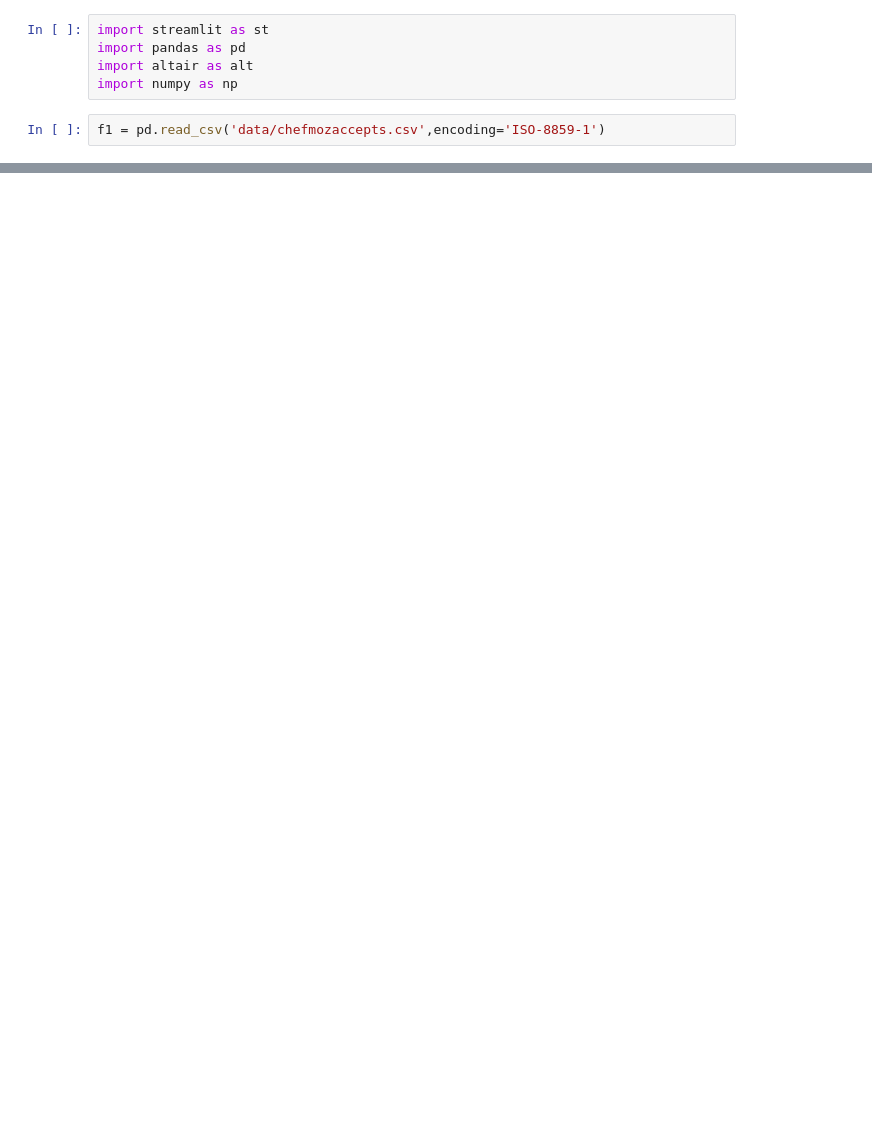
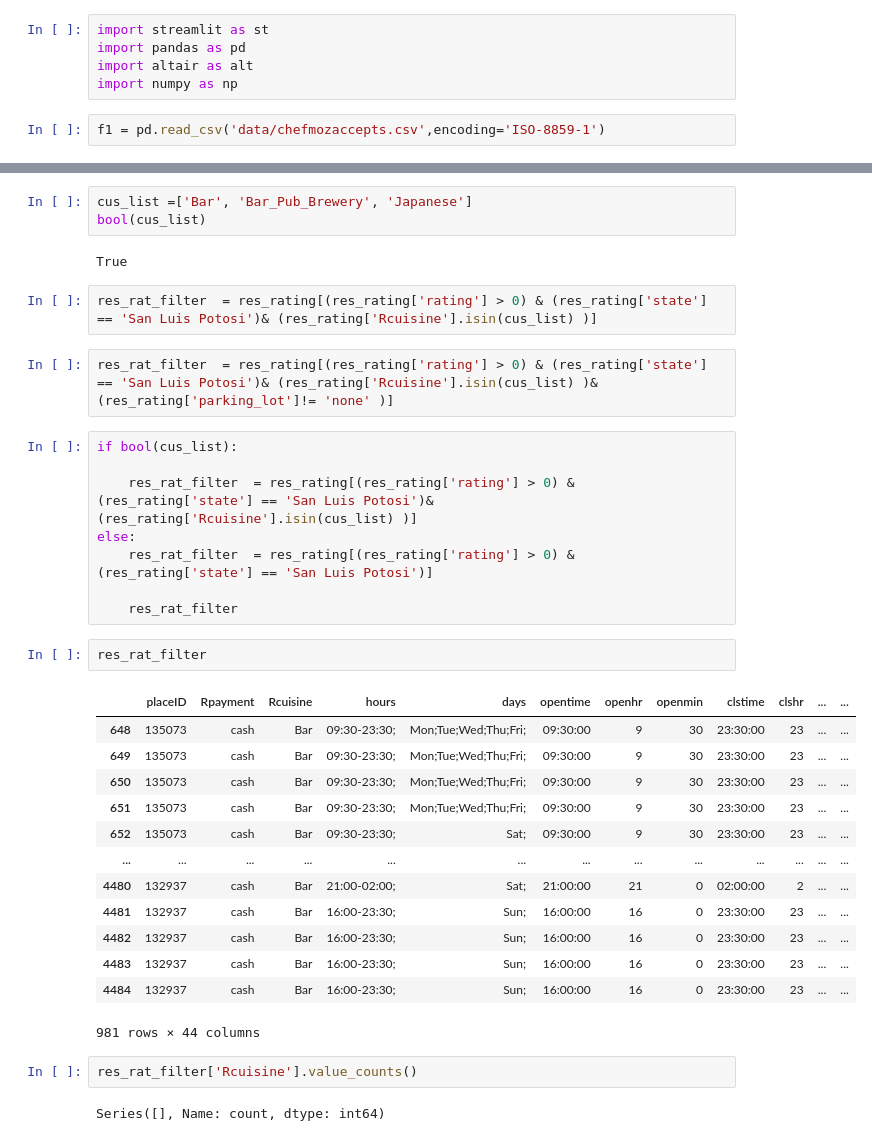
Before and after one commit to lakujayanth/Explore_Mexican_Restaurant, a Jupyter notebook: test.ipynb, the cells around one changed output, grey strips where cells are left out. Saved outputs shown, nothing was run; the diff lists cells and outputs as text; blank space fills up the shorter version.

```diff
--- a/test.ipynb
+++ b/test.ipynb
@@ -29,0 +147,37 @@ dfs['chefmozhours4']['days'] = dfs['chefmozhours4']['days'].str.strip()
+# %%
+cus_list =['Bar', 'Bar_Pub_Brewery', 'Japanese']
+bool(cus_list)
+# %% [output]
+True
+# %%
+res_rat_filter  = res_rating[(res_rating['rating'] > 0) & (res_rating['state'] == 'San Luis Potosi')& (res_rating['Rcuisine'].isin(cus_list) )]
+# %%
+res_rat_filter  = res_rating[(res_rating['rating'] > 0) & (res_rating['state'] == 'San Luis Potosi')& (res_rating['Rcuisine'].isin(cus_list) )&(res_rating['parking_lot']!= 'none' )]
+# %%
+if bool(cus_list):
+
+    res_rat_filter  = res_rating[(res_rating['rating'] > 0) & (res_rating['state'] == 'San Luis Potosi')& (res_rating['Rcuisine'].isin(cus_list) )]
+else:
+    res_rat_filter  = res_rating[(res_rating['rating'] > 0) & (res_rating['state'] == 'San Luis Potosi')]
+
+    res_rat_filter
+# %%
+res_rat_filter
+# %% [output]
+|  | placeID | Rpayment | Rcuisine | hours | days | opentime | openhr | openmin | clstime | clshr | ... | ... |
+| 648 | 135073 | cash | Bar | 09:30-23:30; | Mon;Tue;Wed;Thu;Fri; | 09:30:00 | 9 | 30 | 23:30:00 | 23 | ... | ... |
+| 649 | 135073 | cash | Bar | 09:30-23:30; | Mon;Tue;Wed;Thu;Fri; | 09:30:00 | 9 | 30 | 23:30:00 | 23 | ... | ... |
+| 650 | 135073 | cash | Bar | 09:30-23:30; | Mon;Tue;Wed;Thu;Fri; | 09:30:00 | 9 | 30 | 23:30:00 | 23 | ... | ... |
+| 651 | 135073 | cash | Bar | 09:30-23:30; | Mon;Tue;Wed;Thu;Fri; | 09:30:00 | 9 | 30 | 23:30:00 | 23 | ... | ... |
+| 652 | 135073 | cash | Bar | 09:30-23:30; | Sat; | 09:30:00 | 9 | 30 | 23:30:00 | 23 | ... | ... |
+| ... | ... | ... | ... | ... | ... | ... | ... | ... | ... | ... | ... | ... |
+| 4480 | 132937 | cash | Bar | 21:00-02:00; | Sat; | 21:00:00 | 21 | 0 | 02:00:00 | 2 | ... | ... |
+| 4481 | 132937 | cash | Bar | 16:00-23:30; | Sun; | 16:00:00 | 16 | 0 | 23:30:00 | 23 | ... | ... |
+| 4482 | 132937 | cash | Bar | 16:00-23:30; | Sun; | 16:00:00 | 16 | 0 | 23:30:00 | 23 | ... | ... |
+| 4483 | 132937 | cash | Bar | 16:00-23:30; | Sun; | 16:00:00 | 16 | 0 | 23:30:00 | 23 | ... | ... |
+| 4484 | 132937 | cash | Bar | 16:00-23:30; | Sun; | 16:00:00 | 16 | 0 | 23:30:00 | 23 | ... | ... |
+981 rows × 44 columns
+# %%
+res_rat_filter['Rcuisine'].value_counts()
+# %% [output]
+Series([], Name: count, dtype: int64)
```
Also changed, not shown: parts of 17 cells of this notebook, 3 other files.
